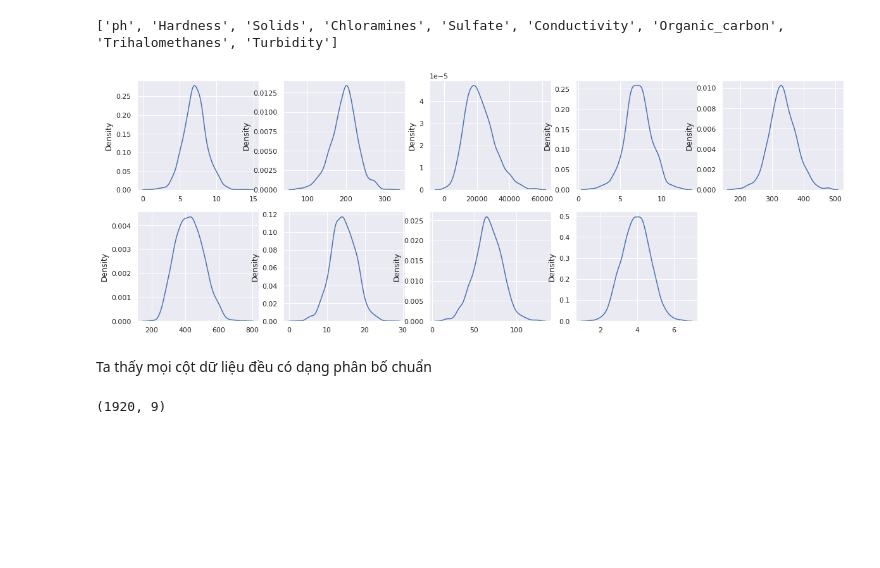
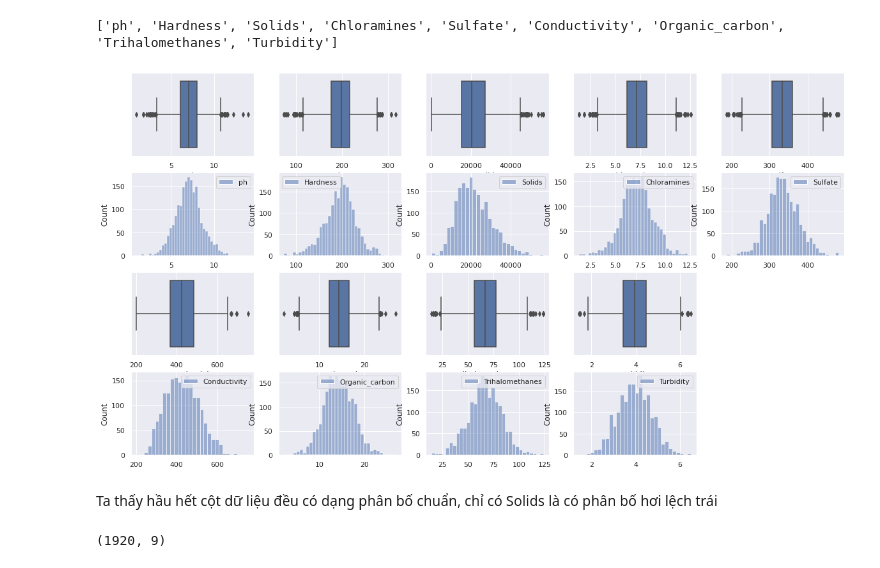
Before and after one commit to phuocleoceo/water-potability, a Jupyter notebook: main-balance.ipynb, the cells around one changed output. Drawn from its saved outputs; the diff is of its cells as text; code cells hidden in the pictures; blank space fills up the shorter version.

Commit message:
Plot

```diff
--- a/main-balance.ipynb
+++ b/main-balance.ipynb
@@ -135,15 +132,23 @@ X_columns = list(X_train.columns)
 print(X_columns)
 # %% [output]
 ['ph', 'Hardness', 'Solids', 'Chloramines', 'Sulfate', 'Conductivity', 'Organic_carbon', 'Trihalomethanes', 'Turbidity']
-# %%
-plt.figure(figsize=(20, 7))
-for i in range(len(X_columns)):
-    plt.subplot(2, 5, i+1)
-    sns.kdeplot(list(X_train[X_columns[i]].dropna()))
-# %% [output]
-[figure, removed]
+# %%
+plt.figure(figsize=(20, 11))
+j = 0
+k = 5
+for i in range(len(X_columns)):
+    if i == 5:
+        j = 5
+        k = 10
+    X_i = X_train[X_columns[i]].dropna()
+    plt.subplot(4, 5, i+j+1)
+    sns.boxplot(data=X_train, x=X_columns[i])
+    plt.subplot(4, 5, i+k+1)
+    sns.histplot(data=X_train[[X_columns[i]]])
+# %% [output]
+[figure, added]
 # %% [markdown]
-Ta thấy mọi cột dữ liệu đều có dạng phân bố chuẩn
+Ta thấy hầu hết cột dữ liệu đều có dạng phân bố chuẩn, chỉ có Solids là có phân bố hơi lệch trái
 # %%
 def Remove_Outlier(dataset):
     data = dataset.copy()
```
Also changed, not shown: parts of 3 cells of this notebook, 2 other files.
